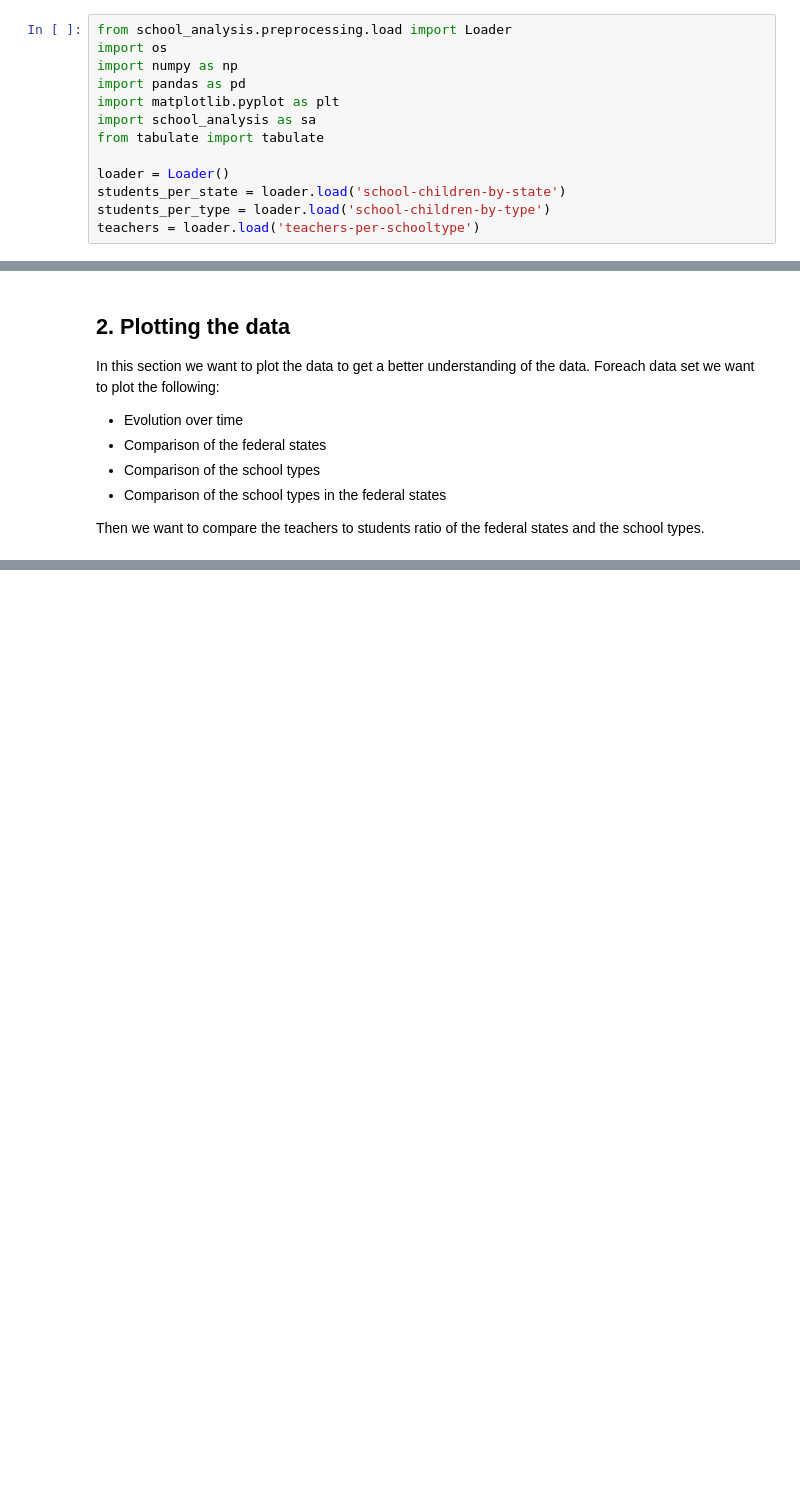
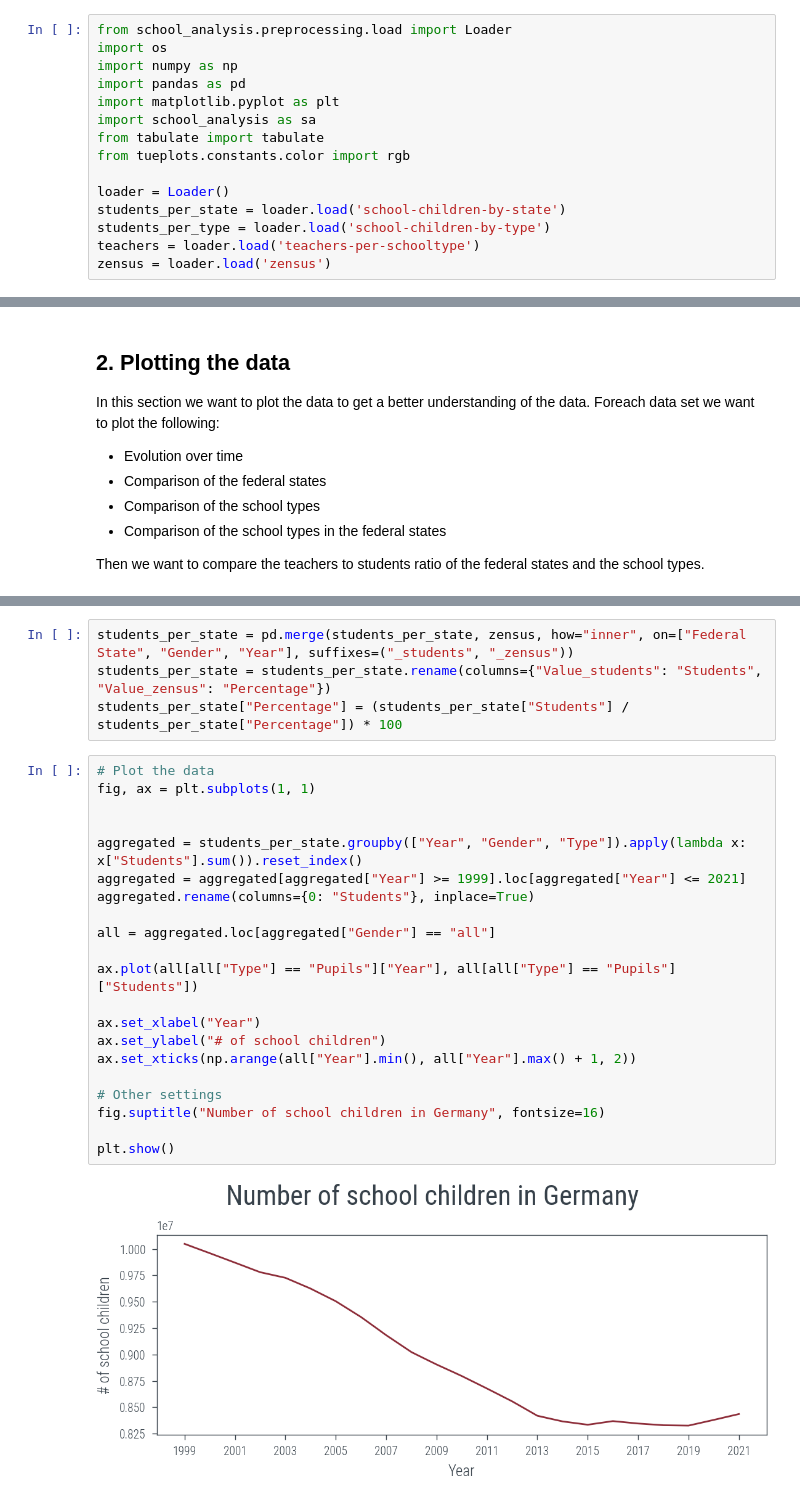
Before and after one commit to KarylReyne/DataLiteracyWS23, a Jupyter notebook: exp/TF-005-TeachersToChildren.ipynb, the cells around one changed output, grey strips where cells are left out. Cells and saved outputs as stored; diff of their text form; blank space fills up the shorter version.

Commit message:
Added zensus table for getting percentage of school children in germany

```diff
--- a/exp/TF-005-TeachersToChildren.ipynb
+++ b/exp/TF-005-TeachersToChildren.ipynb
@@ -13,11 +13,13 @@ import pandas as pd
 import matplotlib.pyplot as plt
 import school_analysis as sa
 from tabulate import tabulate
+from tueplots.constants.color import rgb
 
 loader = Loader()
 students_per_state = loader.load('school-children-by-state')
 students_per_type = loader.load('school-children-by-type')
 teachers = loader.load('teachers-per-schooltype')
+zensus = loader.load('zensus')
 # %% [markdown]
 # 1. Understanding data structure and validate downloaded data
 # %% [markdown]
@@ -216,0 +264,27 @@ Then we want to compare the teachers to students ratio of the federal states and
+# %%
+students_per_state = pd.merge(students_per_state, zensus, how="inner", on=["Federal State", "Gender", "Year"], suffixes=("_students", "_zensus"))
+students_per_state = students_per_state.rename(columns={"Value_students": "Students", "Value_zensus": "Percentage"})
+students_per_state["Percentage"] = (students_per_state["Students"] / students_per_state["Percentage"]) * 100
+# %%
+# Plot the data
+fig, ax = plt.subplots(1, 1)
+
+
+aggregated = students_per_state.groupby(["Year", "Gender", "Type"]).apply(lambda x: x["Students"].sum()).reset_index()
+aggregated = aggregated[aggregated["Year"] >= 1999].loc[aggregated["Year"] <= 2021]
+aggregated.rename(columns={0: "Students"}, inplace=True)
+
+all = aggregated.loc[aggregated["Gender"] == "all"]
+
+ax.plot(all[all["Type"] == "Pupils"]["Year"], all[all["Type"] == "Pupils"]["Students"])
+
+ax.set_xlabel("Year")
+ax.set_ylabel("# of school children")
+ax.set_xticks(np.arange(all["Year"].min(), all["Year"].max() + 1, 2))
+
+# Other settings
+fig.suptitle("Number of school children in Germany", fontsize=16)
+
+plt.show()
+# %% [output]
+[figure, added]
```
Also changed, not shown: parts of 13 cells of this notebook, 3 other files.
